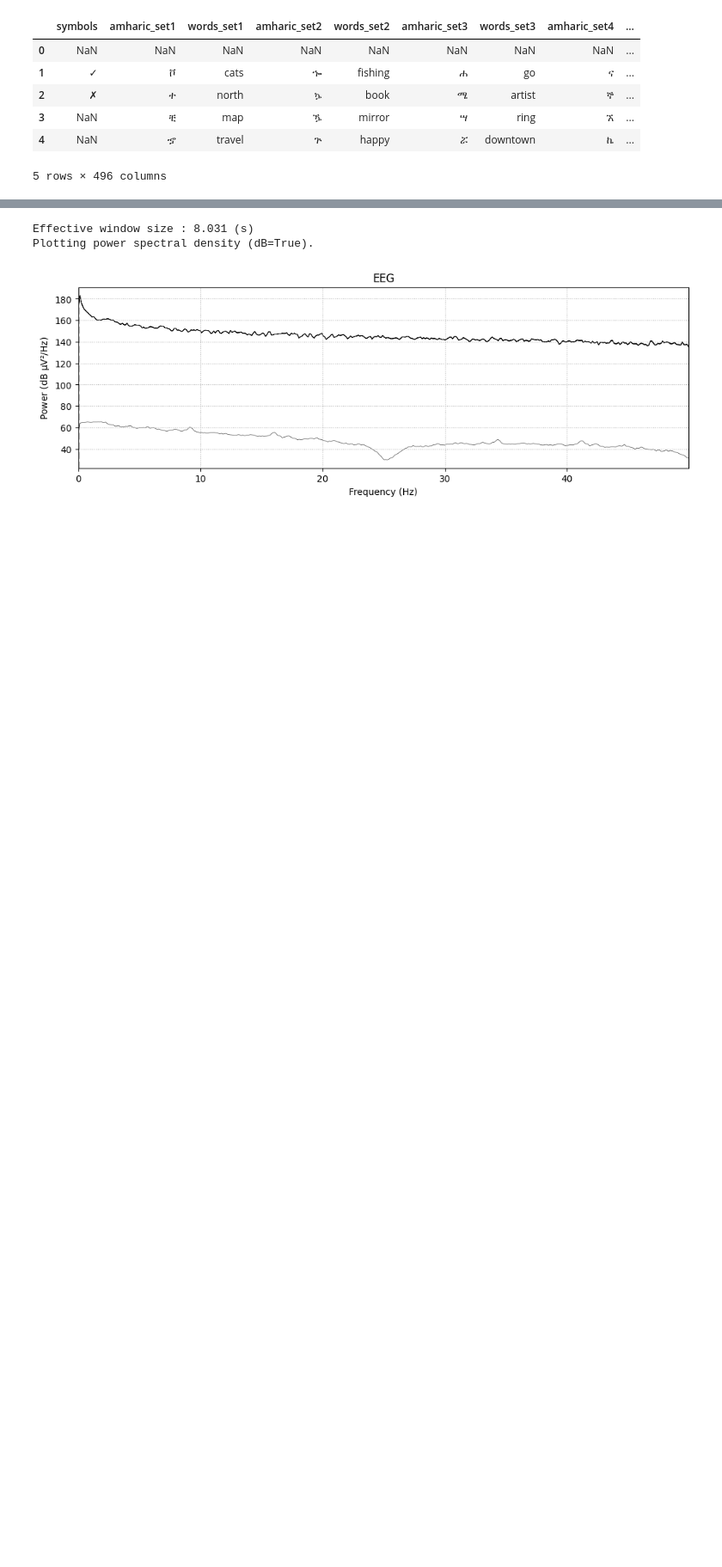
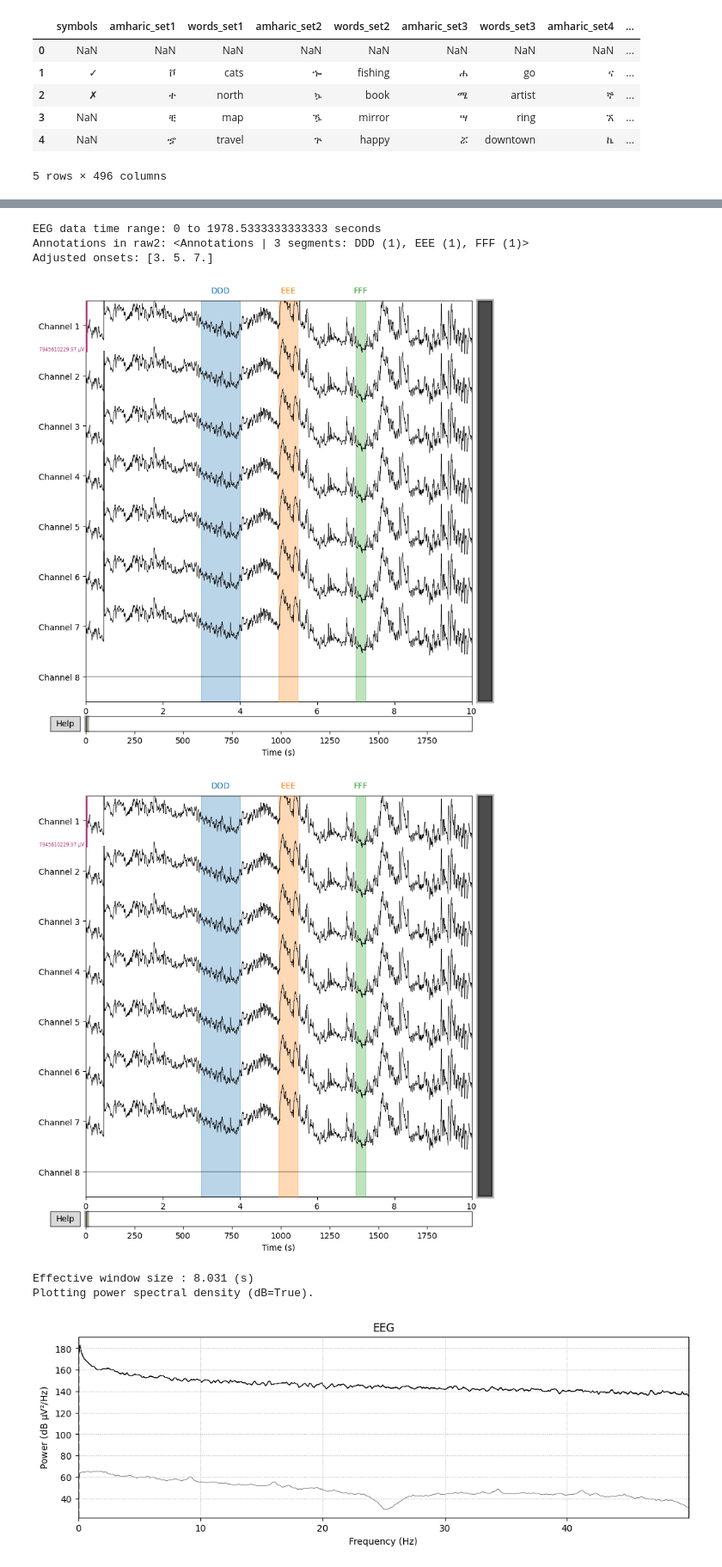
Before and after one commit to Neurotech-Davis/NeuroLingo, a Jupyter notebook: pre_processing/Aaron's_EEG_preprocess.ipynb, the cells around one changed output, grey strips where cells are left out. Shown at 86% size. Drawn from its saved outputs; the diff is of its cells as text; code cells hidden in the pictures; blank space fills up the shorter version.

Commit message:
more annotation work

```diff
--- a/pre_processing/Aaron's_EEG_preprocess.ipynb
+++ b/pre_processing/Aaron's_EEG_preprocess.ipynb
@@ -140,24 +129,33 @@ psychopy_df.head()
 | 4 | NaN | ኇ | travel | ጕ | happy | ሯ | downtown | ኬ | ... |
 5 rows × 496 columns
 # %%
-#format of the psychopy csv file
-time_format = "%Y-%m-%d %Hh%M.%S.%f %z"
+#format of time in the psychopy csv file
+time_format = "%Y-%m-%d %H:%M:%S.%f"
 
 #new_orig_time = when psychopy started after the openbci
 
 #create a buffer for when psychopy started after openbci
-buffer = eeg_start_time_unix - psychopy_df.loc[0, 'unix_time']
+buffer = psychopy_df.loc[0, 'unix_time'] - eeg_start_time_unix
+
+print(eeg_start_time_unix)
+print(psychopy_df.loc[0, 'unix_time'])
+print(buffer)
 
 new_orig_time = (meas_date + timedelta(seconds=buffer)).strftime(time_format)
 
 print(new_orig_time)
 
 later_annot = mne.Annotations(
-    onset=[3, 5, 7],
-    duration=[1, 0.5, 0.25],
-    description=["DDD", "EEE", "FFF"],
-    orig_time=new_orig_time,
+    onset=[3, 5, 7],                    #onset, in seconds, when stimuli was shown
+    duration=[1, 0.5, 0.25],            #how long they lasted
+    description=["DDD", "EEE", "FFF"],  #names for the stimuli
+    orig_time=new_orig_time,            #syncing psychopy start time and openbci start time
 )
+
+#TO DO
+# make a list of onsets
+# list of durations
+# tags for all of them
 
 raw2 = raw.copy().set_annotations(later_annot)
 print(later_annot.onset)
@@ -169,3 +170,15 @@ print(raw2.annotations.onset)
+# %%
+#debugging
+print("EEG data time range: 0 to", raw.times[-1], "seconds")  #how long the experiment was in seconds
+print("Annotations in raw2:", raw2.annotations)               #list of the annotations
+print("Adjusted onsets:", raw2.annotations.onset)             #the adjusted onsets
+raw2.plot(start=0, duration=10, scalings='auto', block=True)  # Adjust start and duration as needed
+# %% [output]
+EEG data time range: 0 to 1978.5333333333333 seconds
+Annotations in raw2: <Annotations | 3 segments: DDD (1), EEE (1), FFF (1)>
+Adjusted onsets: [3. 5. 7.]
+[figure, added]
+[figure, added]
 # %%
 ### Step 2. Filtering ####
 raw.compute_psd(fmin=0,fmax=50).plot()  #plot before filtering
```
Also changed, not shown: parts of 3 cells of this notebook.
